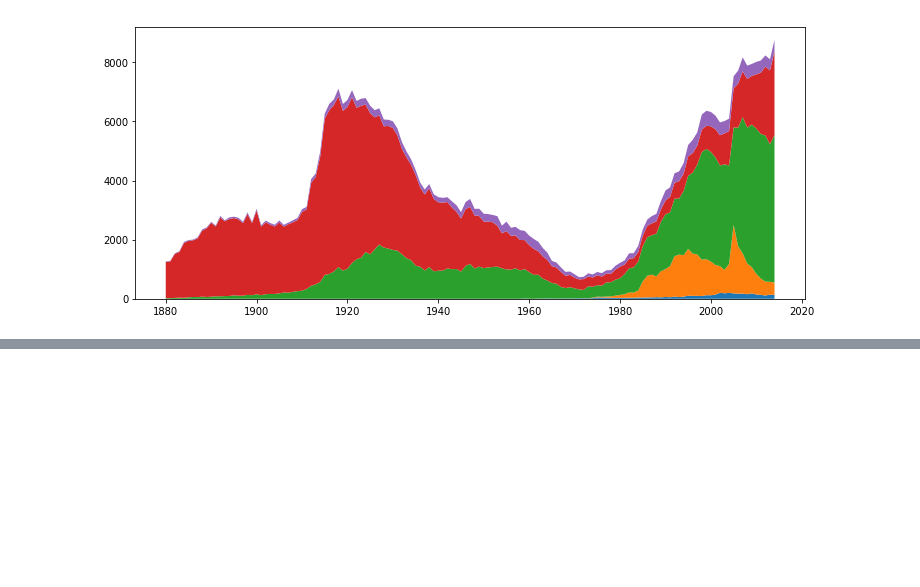
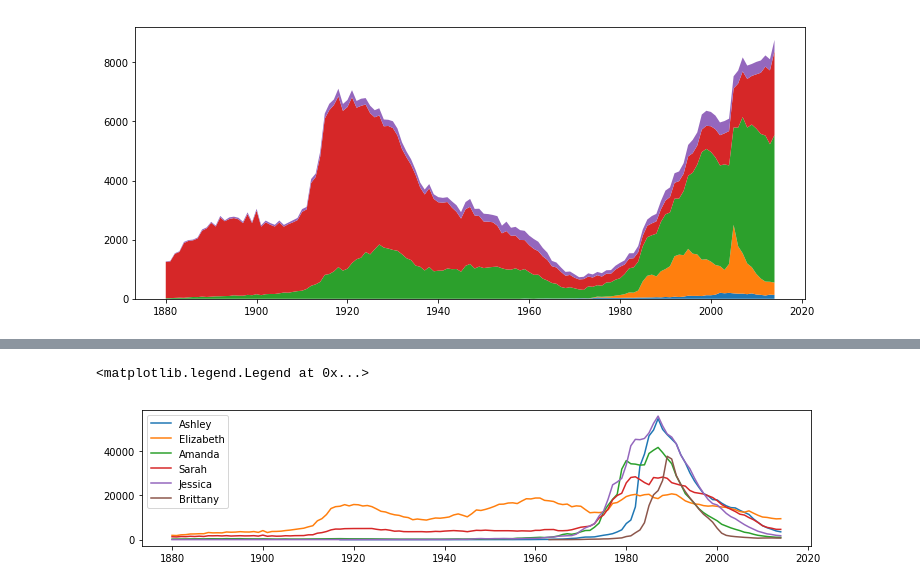
Before and after one commit to 4bic/learn_code, a Jupyter notebook: python:Data Analysis/baby names in panda.ipynb, the cells around one changed output, grey strips where cells are left out. Cells and saved outputs as stored; diff of their text form; code cells hidden in the pictures; blank space fills up the shorter version.

Commit message:
popular names by year

```diff
--- a/python:Data Analysis/baby names in panda.ipynb
+++ b/python:Data Analysis/baby names in panda.ipynb
@@ -274,0 +310,9 @@ NameError: name 'palette' is not defined
+# %%
+def topten(sex, year):
+    simple = allyears_indexed.loc[sex,:,year].sort_values('number', ascending=False)
+    simple = simple.reset_index().drop(['sex', 'year','number'],axis=1).head(10)
+
+    simple.columns = [year]
+    simple.index =  simple.index + 1
+
+    return simple
@@ -274,0 +333,8 @@ NameError: name 'palette' is not defined
+# %%
+# Top ten yearly comparissons
+
+
+def top_tens(sex, year0, year1):
+    years = [topten(sex, year) for year in range(year0, year1+1)]
+
+    return years[0].join(years[1:])
@@ -274,0 +395,12 @@ NameError: name 'palette' is not defined
+# %%
+popular = top_tens('F', 1985, 1995).stack().value_counts().index[:6]
+# %%
+plt.figure(figsize=(12, 2.5))
+
+for name in popular:
+    plotname('F',name)
+
+plt.legend(popular)
+# %% [output]
+<matplotlib.legend.Legend at 0x...>
+[figure, added]
```
Also changed, not shown: parts of 10 cells of this notebook.
